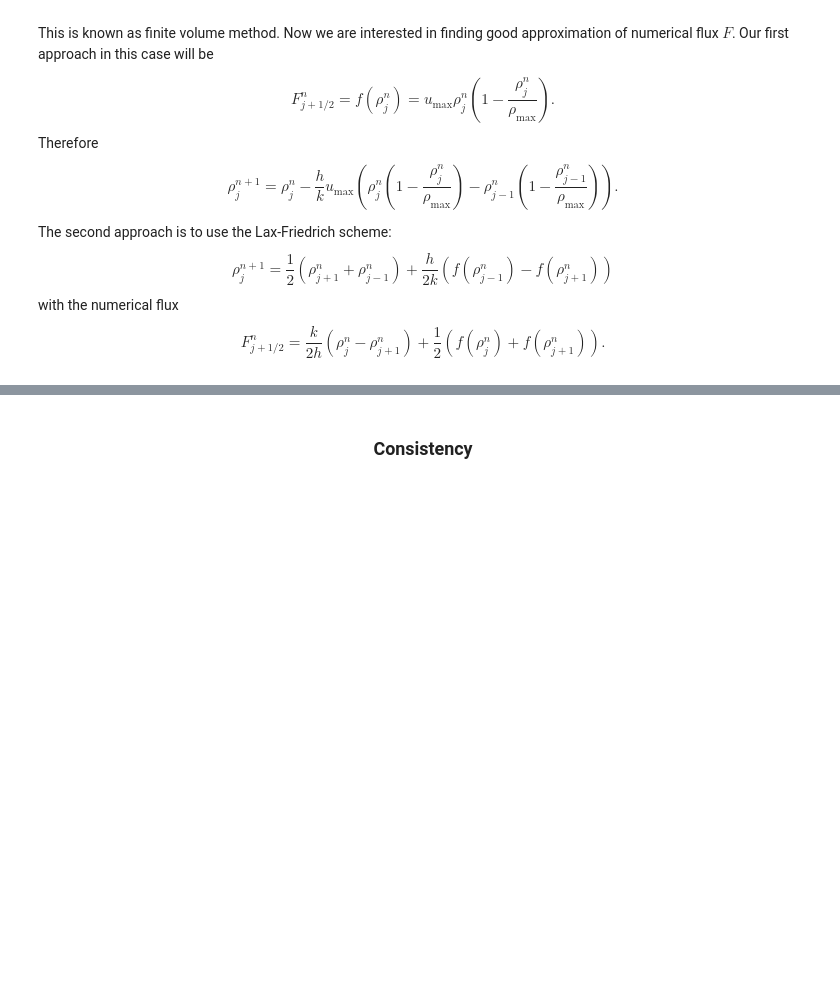
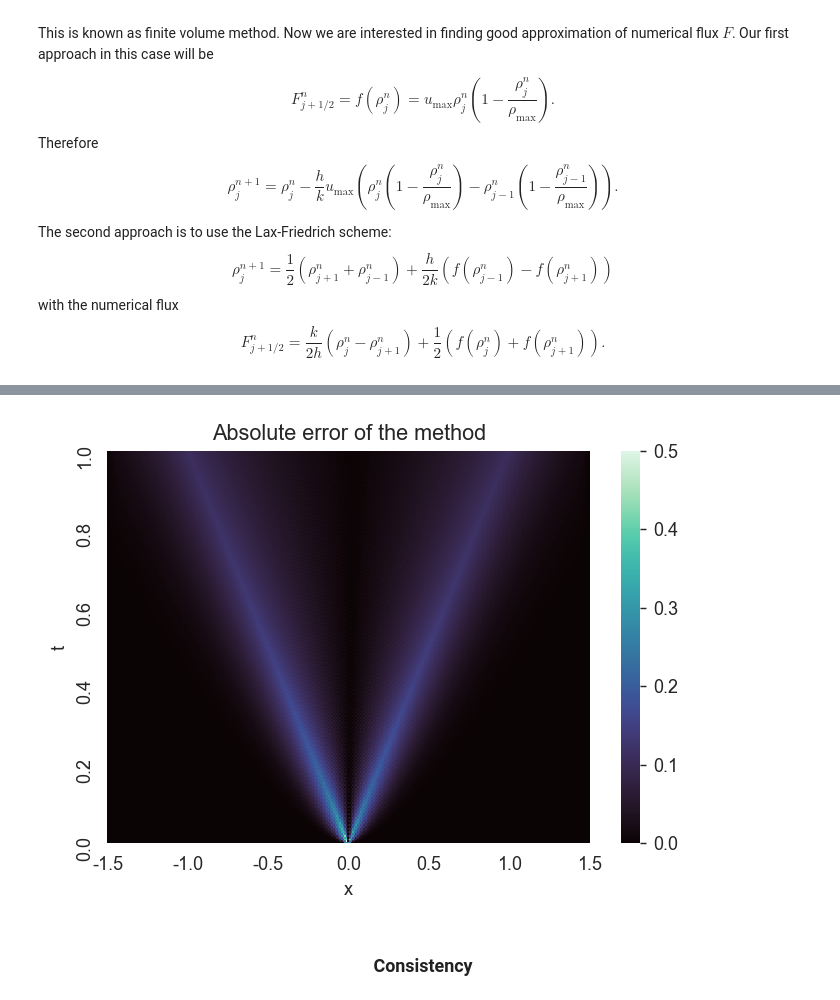
Before and after one commit to joannaww/Lighthill-Witham-Richards-Model, a Jupyter notebook: Matuszak_Wojciechowicz.ipynb, the cells around one changed output, grey strips where cells are left out. Cells and saved outputs as stored; diff of their text form; code cells hidden in the pictures; blank space fills up the shorter version.

```diff
--- a/Matuszak_Wojciechowicz.ipynb
+++ b/Matuszak_Wojciechowicz.ipynb
@@ -291,0 +339,26 @@ $$F_{j+1/2}^{n} = \frac{k}{2h}\left(\rho_{j}^n - \rho_{j+1}^n\right) + \frac{1}{
+# %%
+def theoretical_solution(problem, xs, ts, u_max=1, rho_max=1):
+    """
+    Theoretical solution to the "Red light turns green" problem.
+
+    Arguments:
+    problem - considered problem, "red_green_light"
+    xs - space points
+    ts - time points
+    u_max - maximum velocity
+    rho_max - maximum density
+    """
+
+    rho_theoretical = np.zeros((len(xs), len(ts)))
+
+    if problem == "red_green_light":
+        rho_theoretical[xs < 0,0] = rho_max  # initial condition
+
+        for i, t in enumerate(ts[1:]):
+            rho_theoretical[:,i+1] = rho_max/2*(1 - xs/(t*u_max)) # solution in the void
+            rho_theoretical[xs < -u_max*t,i+1] = rho_max
+            rho_theoretical[xs > u_max*t,i+1] = 0
+    else:
+        print("Choose one of implemented problems.")
+
+    return rho_theoretical
@@ -292,3 +422,16 @@ $$F_{j+1/2}^{n} = \frac{k}{2h}\left(\rho_{j}^n - \rho_{j+1}^n\right) + \frac{1}{
+# %%
+error = abs(rho - rho_theoretical)
+# %%
+fig, ax = plt.subplots()
+
+sns.heatmap(pd.DataFrame(error.T,  columns = np.round(xs,1), index = ts), cmap='mako', xticklabels=50, yticklabels=200, ax=ax, cbar=True)
+
+ax.invert_yaxis()
+ax.set_title("Absolute error of the method")
+ax.set(xlabel="x", ylabel="t")
+plt.show()
+# %% [output]
+[figure, added]
 # %% [markdown]
 <h3 align="center">Consistency</h3>
 # %% [markdown]
```
Also changed, not shown: parts of 7 cells of this notebook.
